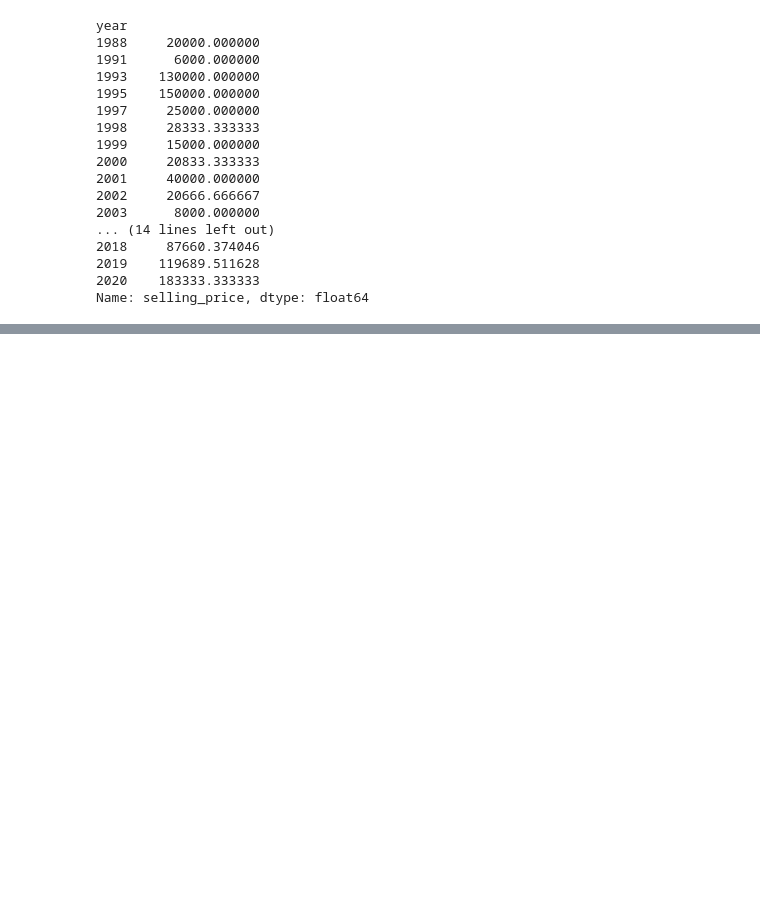
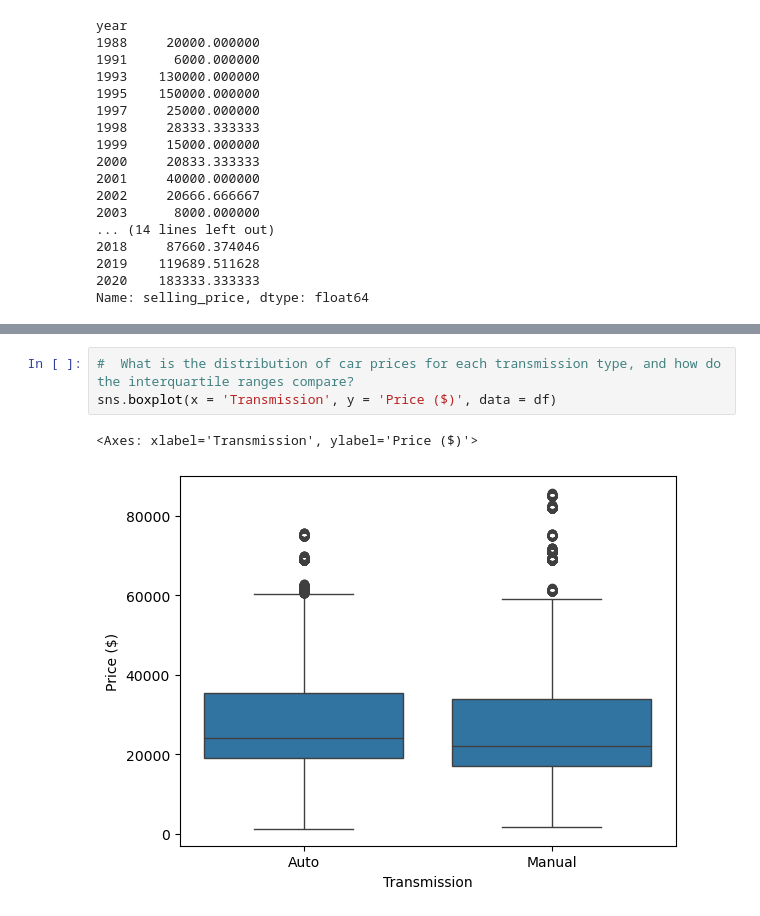
Before and after one commit to anshgupta1903/EDA, a Jupyter notebook: EDA_BikeDetails.ipynb, the cells around one changed output, grey strips where cells are left out. Drawn from its saved outputs; the diff is of its cells as text; blank space fills up the shorter version.

```diff
--- a/EDA_BikeDetails.ipynb
+++ b/EDA_BikeDetails.ipynb
@@ -277,0 +390,6 @@ corr = df.corr
+# %%
+#  What is the distribution of car prices for each transmission type, and how do the interquartile ranges compare?
+sns.boxplot(x = 'Transmission', y = 'Price ($)', data = df)
+# %% [output]
+<Axes: xlabel='Transmission', ylabel='Price ($)'>
+[figure, added]
```
Also changed, not shown: parts of 36 cells of this notebook, 1 other file.
